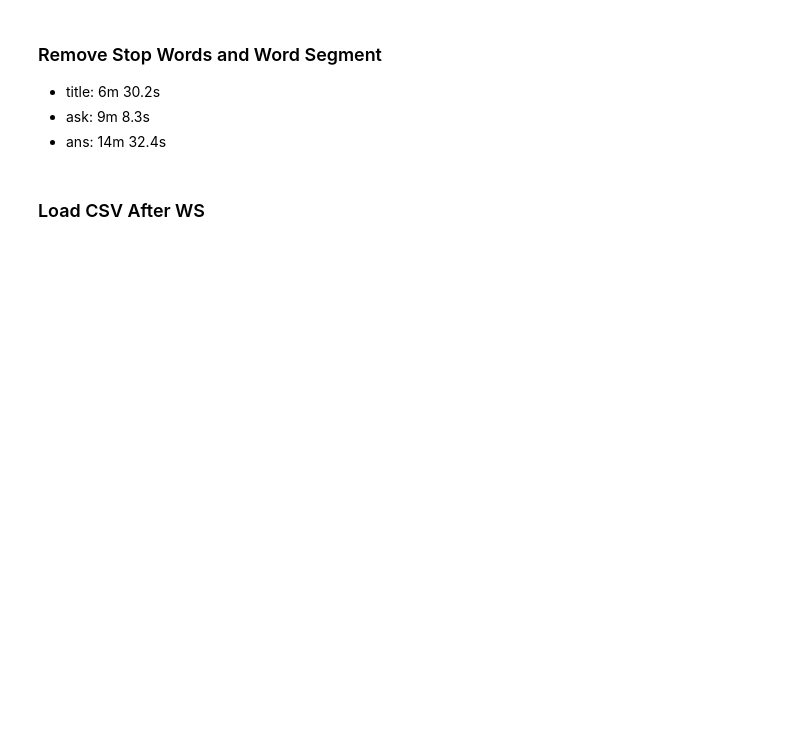
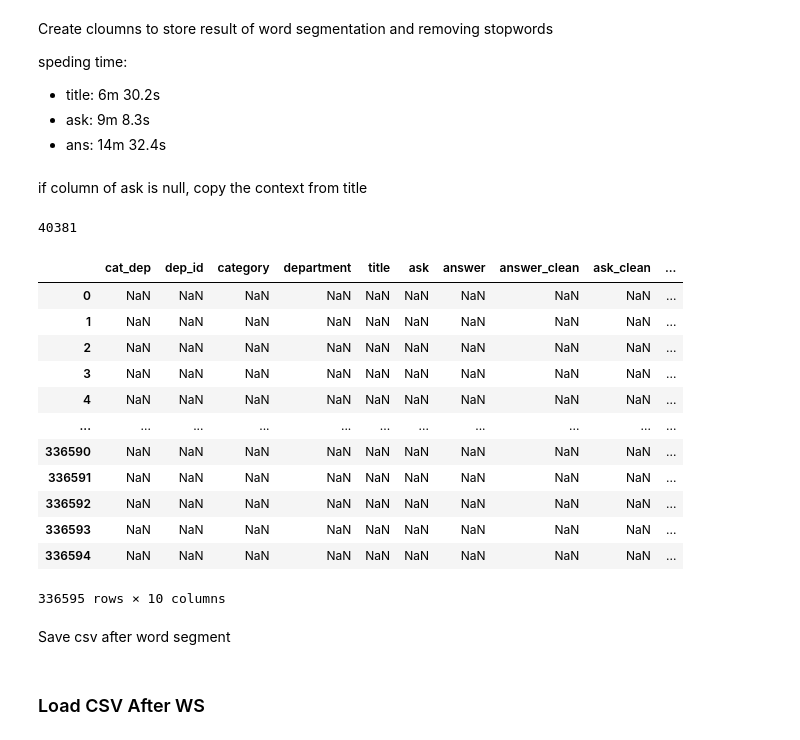
Before and after one commit to BennyWang4000/Medical-Text-Classification, a Jupyter notebook: models/main.ipynb, the cells around one changed output. Cells and saved outputs as stored; diff of their text form; code cells hidden in the pictures; blank space fills up the shorter version.

```diff
--- a/models/main.ipynb
+++ b/models/main.ipynb
@@ -24,5 +31,7 @@ print(df.head())
 # %% [markdown]
-### Remove Stop Words and Word Segment
+Create cloumns to store result of word segmentation and removing stopwords
+
+speding time:
 - title: 6m 30.2s
--   ask: 9m 8.3s
--   ans: 14m 32.4s
+- ask: 9m 8.3s
+- ans: 14m 32.4s
@@ -29 +42,29 @@ print(df.head())
+# %% [markdown]
+if column of ask is null, copy the context from title
+# %%
+print((df['ask']== '无').sum())
+# %% [output]
+40381
+# %%
+df.loc[df['ask']== '无', 'ask']= df[df['ask']== '无']['title']
+df.loc[df['ask_clean']== "['无']", 'ask_clean']= df[df['ask_clean']== "['无']"]['title_clean']
+display(df.head())
+# %%
+display(df.where(df['ask']== '无'))
+# %% [output]
+|  | cat_dep | dep_id | category | department | title | ask | answer | answer_clean | ask_clean | ... |
+| 0 | NaN | NaN | NaN | NaN | NaN | NaN | NaN | NaN | NaN | ... |
+| 1 | NaN | NaN | NaN | NaN | NaN | NaN | NaN | NaN | NaN | ... |
+| 2 | NaN | NaN | NaN | NaN | NaN | NaN | NaN | NaN | NaN | ... |
+| 3 | NaN | NaN | NaN | NaN | NaN | NaN | NaN | NaN | NaN | ... |
+| 4 | NaN | NaN | NaN | NaN | NaN | NaN | NaN | NaN | NaN | ... |
+| ... | ... | ... | ... | ... | ... | ... | ... | ... | ... | ... |
+| 336590 | NaN | NaN | NaN | NaN | NaN | NaN | NaN | NaN | NaN | ... |
+| 336591 | NaN | NaN | NaN | NaN | NaN | NaN | NaN | NaN | NaN | ... |
+| 336592 | NaN | NaN | NaN | NaN | NaN | NaN | NaN | NaN | NaN | ... |
+| 336593 | NaN | NaN | NaN | NaN | NaN | NaN | NaN | NaN | NaN | ... |
+| 336594 | NaN | NaN | NaN | NaN | NaN | NaN | NaN | NaN | NaN | ... |
+336595 rows × 10 columns
+# %% [markdown]
+Save csv after word segment
 # %%
```
Also changed, not shown: parts of 55 cells of this notebook, 11 other files.
